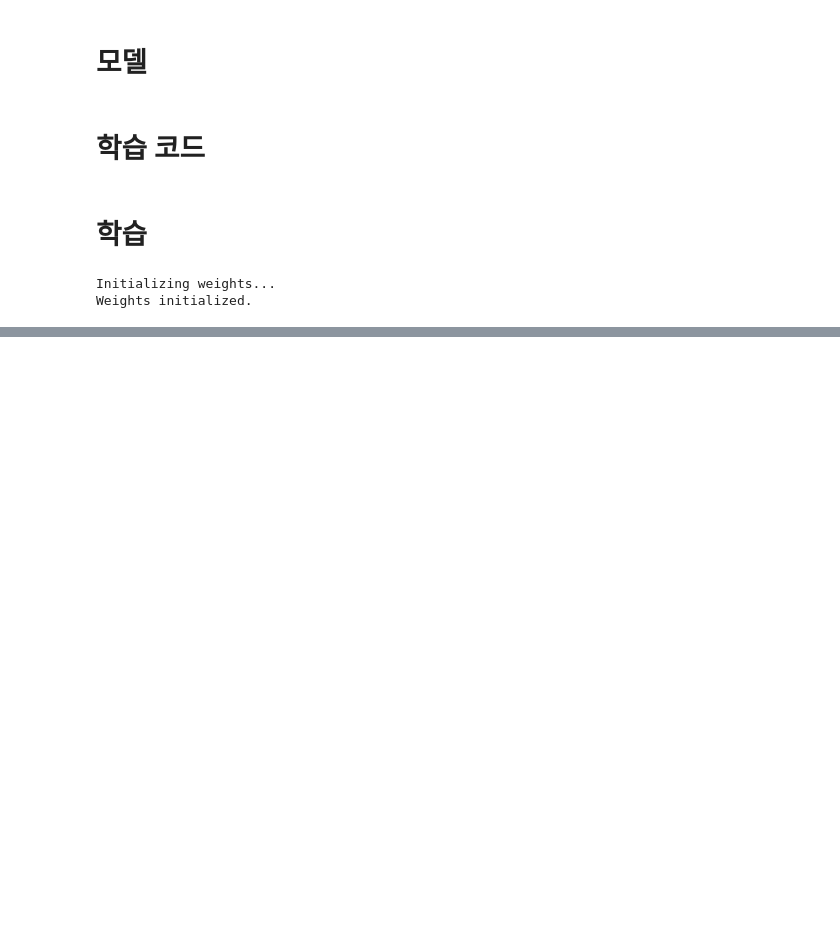
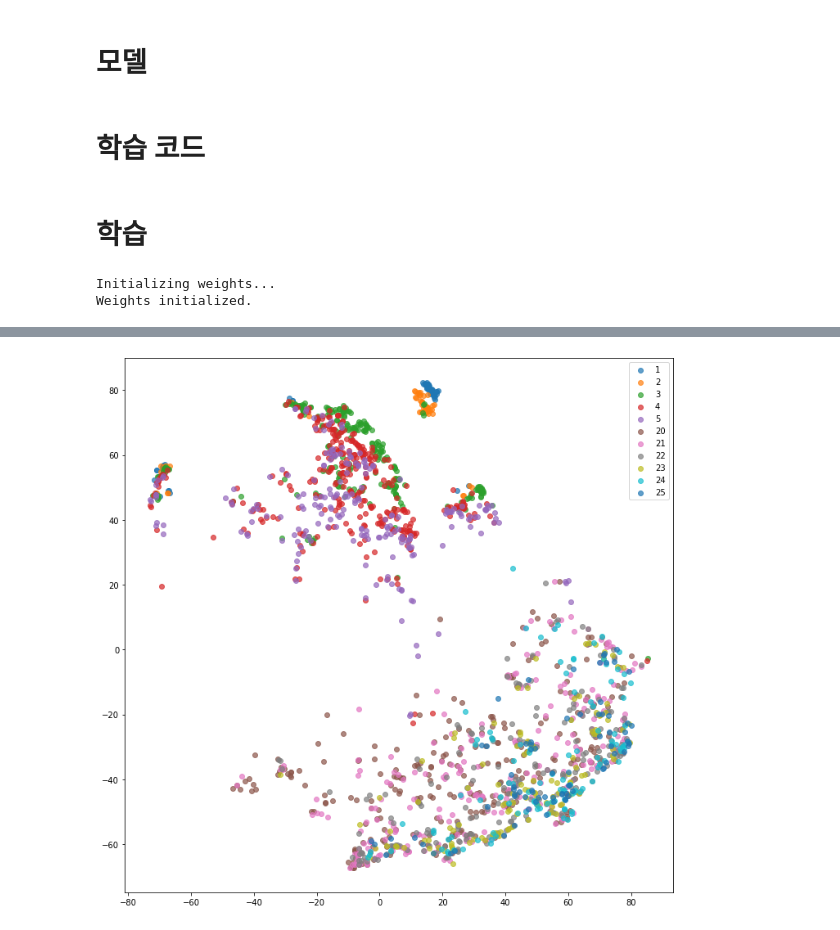
Before and after one commit to boostcampaitech3/final-project-level3-recsys-05, a Jupyter notebook: Model/Model-Experiment/clean/LightGCN.ipynb, the cells around one changed output, grey strips where cells are left out. Saved outputs shown, nothing was run; the diff lists cells and outputs as text; code cells hidden in the pictures; blank space fills up the shorter version.

```diff
--- a/Model/Model-Experiment/clean/LightGCN.ipynb
+++ b/Model/Model-Experiment/clean/LightGCN.ipynb
@@ -426,0 +463,18 @@ plt.show()
+# %%
+import matplotlib.pyplot as plt
+
+plt.figure(figsize = (12, 12))
+
+problem_df = pd.read_csv(os.path.join(DATA_PATH, 'clean_problem.csv'))
+problem_df['problem_id'] = problem_df['problem_id'].astype(str)
+problem_df['problem_id2idx'] = problem_df['problem_id'].apply(lambda x : int(problemId_to_idx[x]))
+
+for level in sorted(problem_df['level'].unique()):
+    if level <= 5 or level >= 20:
+        idx = problem_df[problem_df['level'] == level]['problem_id2idx'].tolist()
+        plt.scatter(x = tsne_vectors[idx, 0], y = tsne_vectors[idx, 1], alpha = 0.7, label = f'{level}')
+
+plt.legend()
+plt.show()
+# %% [output]
+[figure, added]
```
Also changed, not shown: parts of 8 cells of this notebook.
